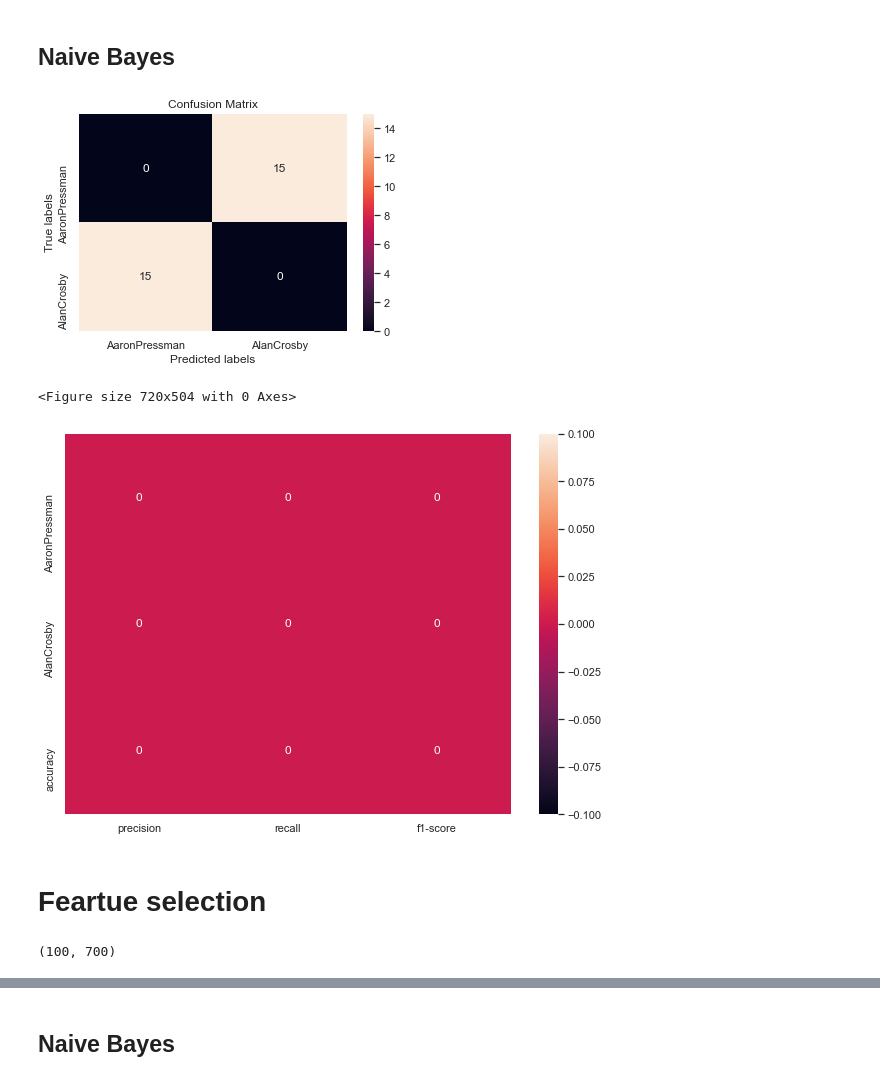
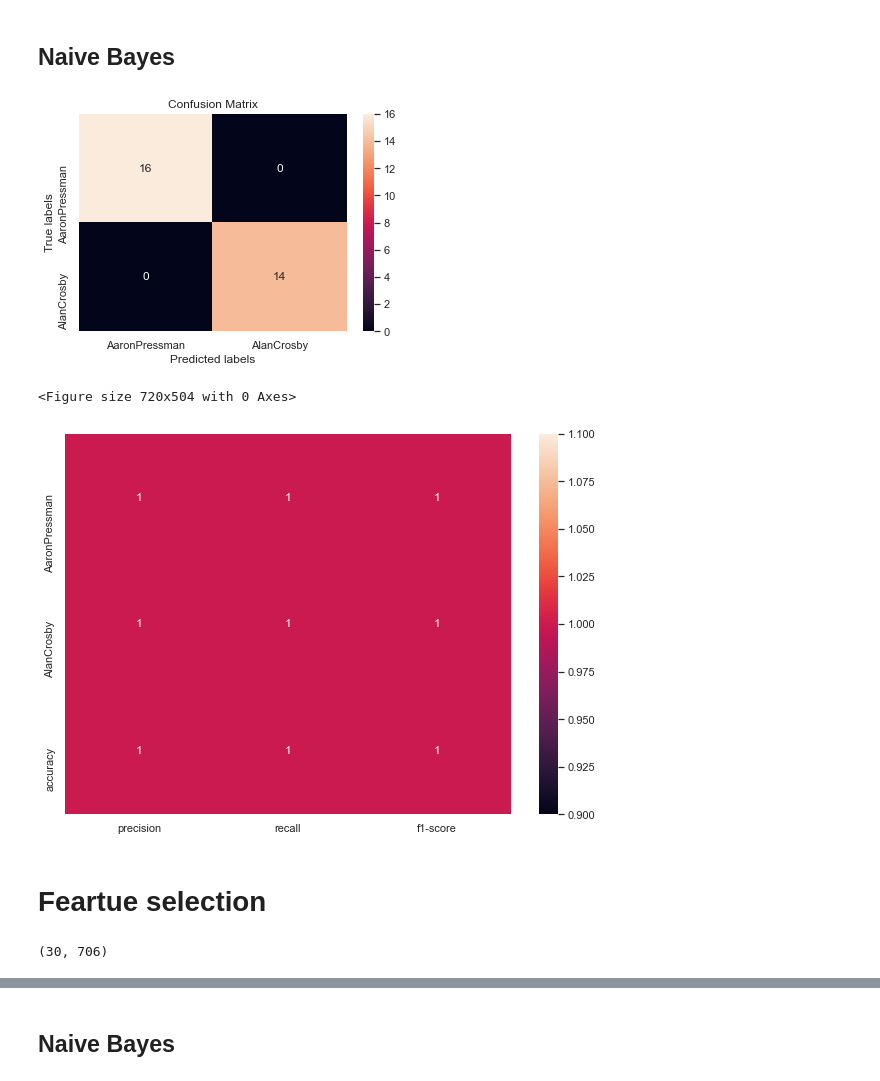
Before and after one commit to EN555/Author-Identification, a Jupyter notebook: Eviatar_models.ipynb, the cells around one changed output, grey strips where cells are left out. Cells and saved outputs as stored; diff of their text form; code cells hidden in the pictures.

Commit message:
Naive bayes Knn and Logistic regression

```diff
--- a/Eviatar_models.ipynb
+++ b/Eviatar_models.ipynb
@@ -31,6 +31,6 @@ plt.show()
 # %% [output]
 [figure]
 # %%
-x_train, x_validation, x_test, y_train, y_validation, y_test = preprocess_pipeline("Data/C50train", "Data/C50test", 2, bag_of_words, normalize =False,
+x_train, x_test, y_train, y_test = preprocess_pipeline("Data/C50train", 2, bag_of_words, normalize =False,
                         save_path="./Data/clean/")
 # %%
@@ -69,17 +77,17 @@ KNN().pipeline(x_train, y_train, x_test.values, y_test,"simple KNN",do_cross_val
 # %%
 from sklearn.naive_bayes import MultinomialNB
 class Naive_Bayes(Model):
     def train(self, x_train, y_train,**kwargs):
         self.mnb = MultinomialNB()
         self.mnb.fit(x_train, y_train)
         return self.mnb
-    def predict(self,x_validation):
-        return self.mnb.predict(x_validation)
-Naive_Bayes().pipeline(x_train, y_train, x_validation.values, y_validation,"simple Naive Bayes 2 Authors",do_cross_validation=False)
+    def predict(self,x_test):
+        return self.mnb.predict(x_test)
+Naive_Bayes().pipeline(x_train, y_train, x_test.values, y_test,"simple Naive Bayes 2 Authors",do_cross_validation=False)
 # %% [output]
-[figure, old version]
+[figure, new version]
 <Figure size 720x504 with 0 Axes>
-[figure, old version]
+[figure, new version]
 # %% [markdown]
 # Feartue selection
 # %%
@@ -94,7 +100,7 @@ x_test = x_test.drop([feature for feature in column_names if feature not in sel.
 # %%
 x_test.shape
 # %% [output]
-(100, 700)
+(30, 706)
 # %%
 sel.get_feature_names_out()
 # %% [output]
```
Also changed, not shown: parts of 25 cells of this notebook, 2 other files.
